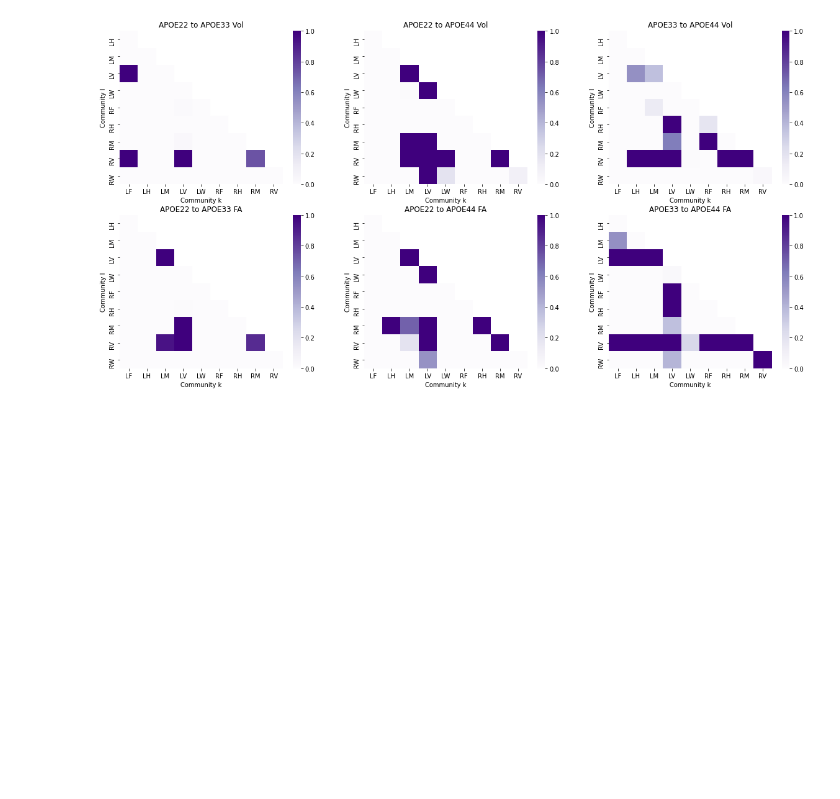
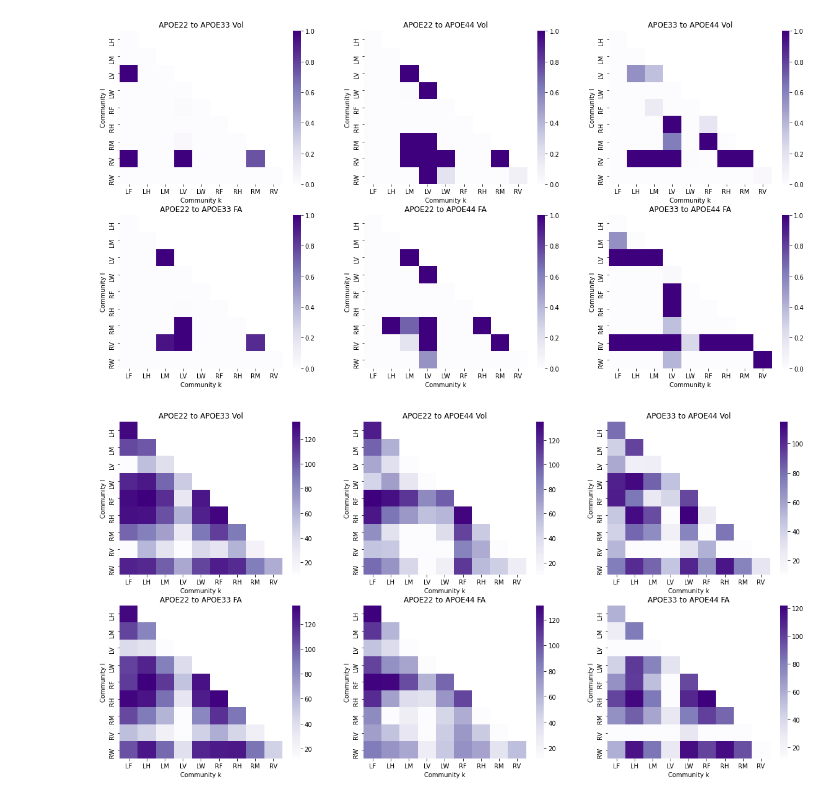
Before and after one commit to neurodata/badea-mouse, a Jupyter notebook: docs/2022-08-20-label-cmp.ipynb, the cells around one changed output. Saved outputs shown, nothing was run; the diff lists cells and outputs as text; code cells hidden in the pictures; blank space fills up the shorter version.

```diff
--- a/docs/2022-08-20-label-cmp.ipynb
+++ b/docs/2022-08-20-label-cmp.ipynb
@@ -104,6 +104,7 @@ res_dat["Community k"] = res_dat["Community k"].astype("category")
 res_dat["Community l"] = res_dat["Community l"].astype("category")
 # %%
 from statsmodels.stats.multitest import multipletests
+from scipy.stats import rankdata
 
 pvals = np.hstack((np.array(res_dat["p-value(Vol)"]), np.array(res_dat["p-value(FA)"])))
 pvals_adjusted = multipletests(pvals, method="holm")[1]
@@ -112,6 +113,8 @@ len_pvals = res_dat.shape[0]
 res_dat["p-value(Vol)"] = pvals_adjusted[0:len_pvals]
 res_dat["p-value(FA)"] = pvals_adjusted[len_pvals:(2*len_pvals)]
 
+res_dat["rank(Vol)"] = rankdata(-res_dat["p-value(Vol)"])
+res_dat["rank(FA)"] = rankdata(-res_dat["p-value(FA)"])
 alpha = .05
 res_dat["Test Outcome(Vol)"] = res_dat["p-value(Vol)"] < alpha
 res_dat["Test Outcome(FA)"] = res_dat["p-value(FA)"] < alpha
@@ -126,3 +129,14 @@ for i, pairing in enumerate(np.unique(res_dat["Pairing"])):
     ax.set_title("{:s} FA".format(pairing))
 # %% [output]
 [figure]
+# %%
+fig, axs = plt.subplots(2, 3, figsize=(20, 10))
+for i, pairing in enumerate(np.unique(res_dat["Pairing"])):
+    df_X = res_dat.loc[res_dat["Pairing"] == pairing].pivot("Community l", "Community k", "rank(Vol)")
+    ax = sns.heatmap(df_X, ax=axs[0, i], cmap=cmaps["sequential"])
+    ax.set_title("{:s} Vol".format(pairing))
+    df_X = res_dat.loc[res_dat["Pairing"] == pairing].pivot("Community l", "Community k", "rank(FA)")
+    ax = sns.heatmap(df_X, ax=axs[1, i], cmap=cmaps["sequential"])
+    ax.set_title("{:s} FA".format(pairing))
+# %% [output]
+[figure, added]
```
Also changed, not shown: parts of 1 cell of this notebook.
